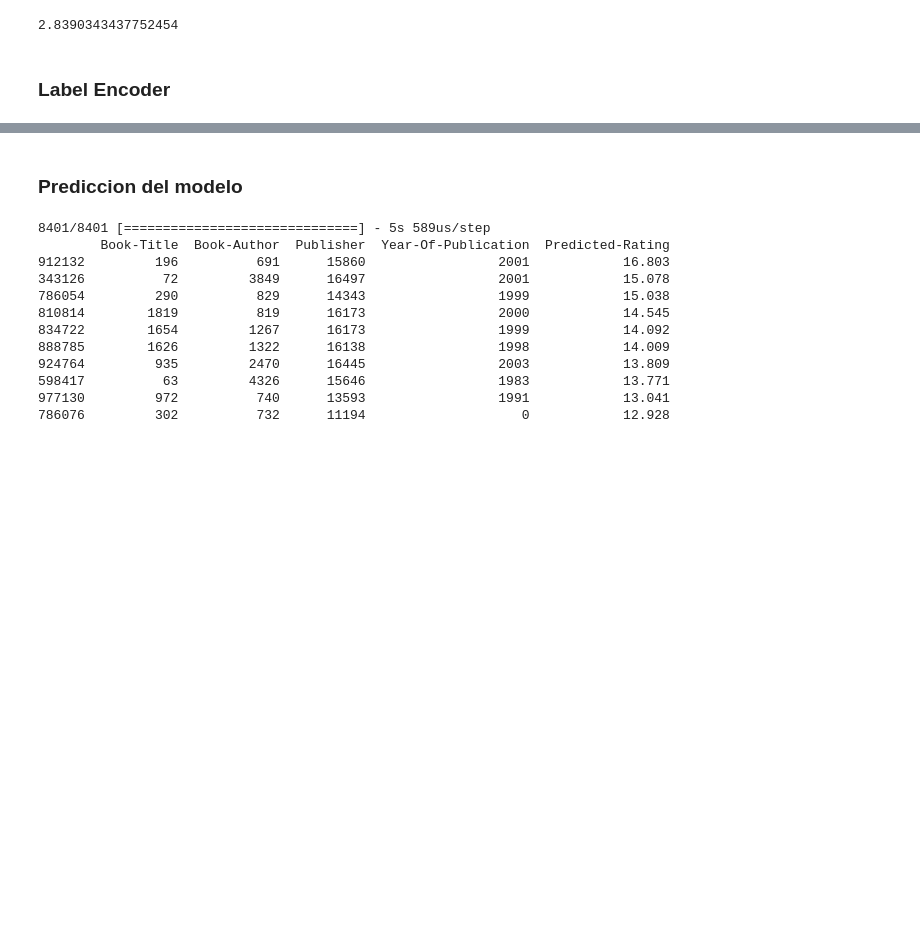
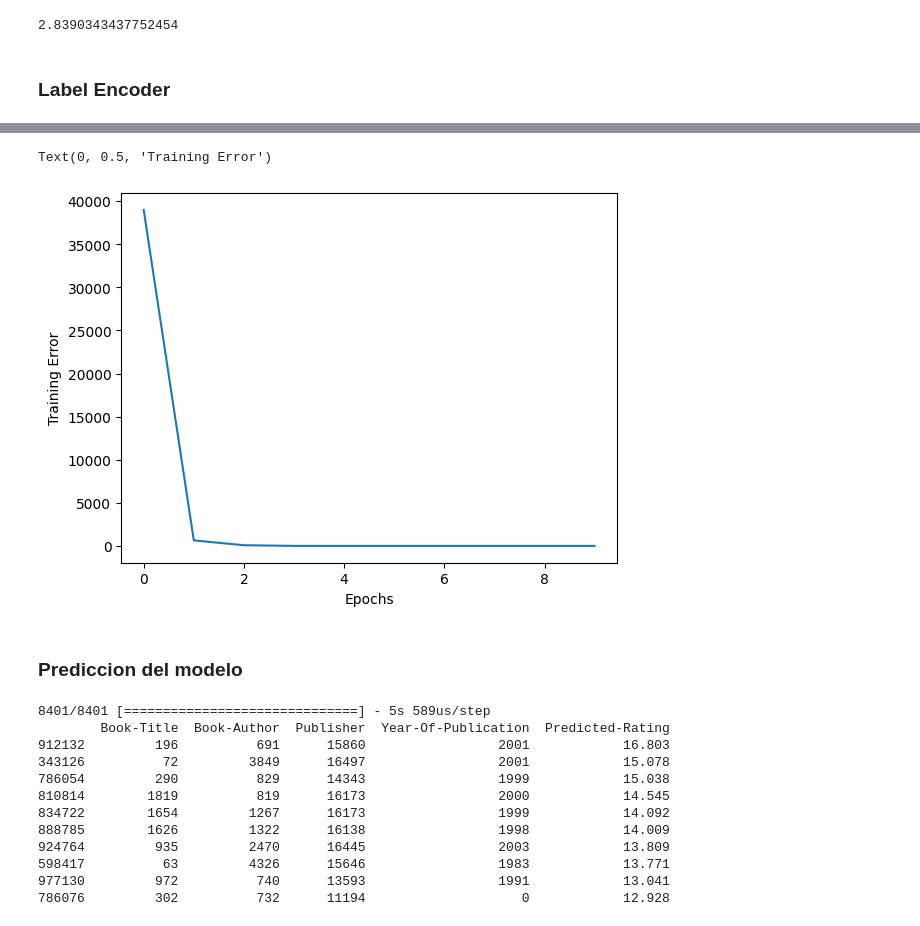
Before and after one commit to IPablo271/Lab-6, a Jupyter notebook: lab6_cbs.ipynb, the cells around one changed output, grey strips where cells are left out. Saved outputs shown, nothing was run; the diff lists cells and outputs as text; code cells hidden in the pictures; blank space fills up the shorter version.

```diff
--- a/lab6_cbs.ipynb
+++ b/lab6_cbs.ipynb
@@ -128,6 +146,6 @@ model.add(Dense(1, activation='linear'))
 # %%
 model.compile(loss='mean_squared_error', optimizer='adam', metrics=['mean_squared_error'])
 # %%
-model.fit(X_train, y_train, epochs=10, batch_size=32, validation_data=(X_test, y_test))
+history = model.fit(X_train, y_train, epochs=10, batch_size=32, validation_data=(X_test, y_test))
 # %% [output]
 Epoch 1/10
@@ -160,3 +171,10 @@ Mean Squared Error: 14.873394012451172
+# %%
+plt.plot(history.history['loss'])
+plt.xlabel("Epochs")
+plt.ylabel("Training Error")
+# %% [output]
+Text(0, 0.5, 'Training Error')
+[figure, added]
 # %% [markdown]
 ### Prediccion del modelo
 # %%
```
Also changed, not shown: parts of 4 cells of this notebook, 5 other files.
